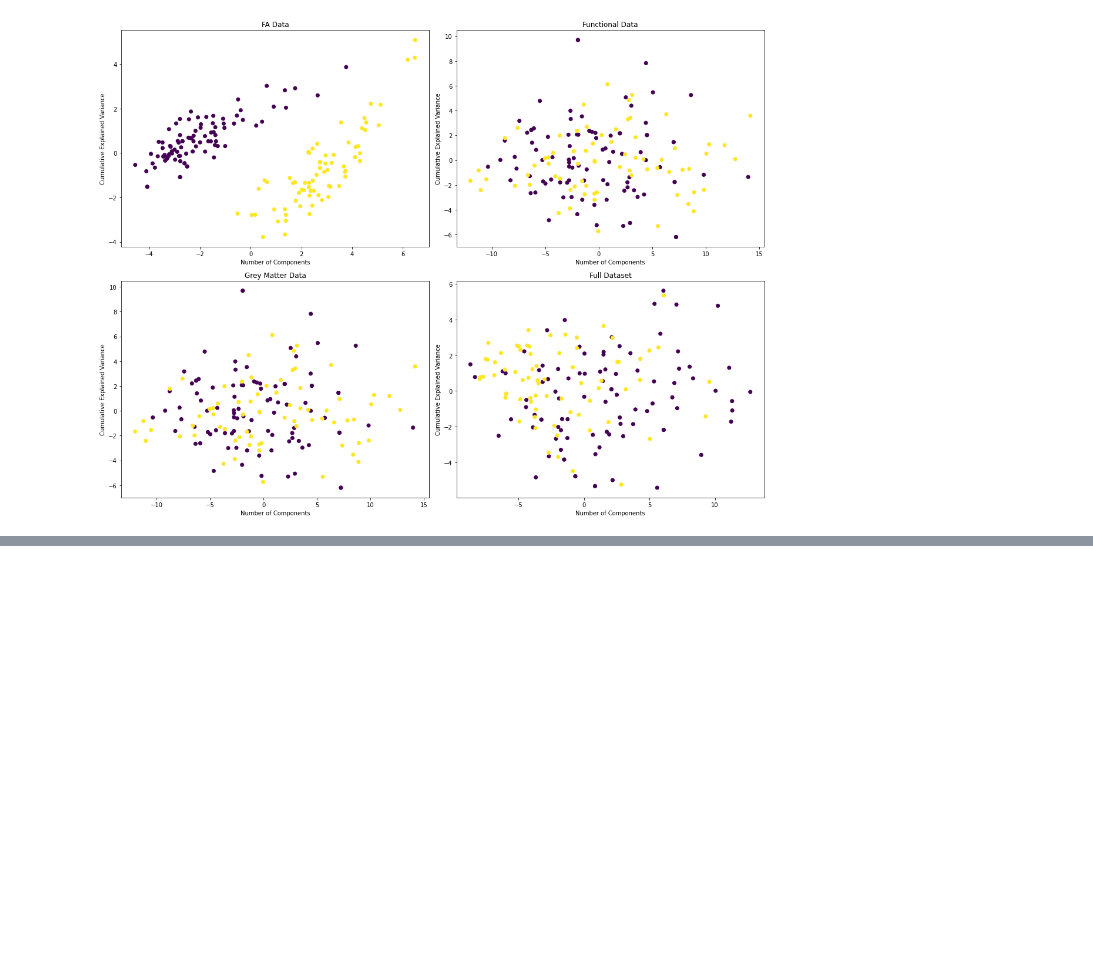
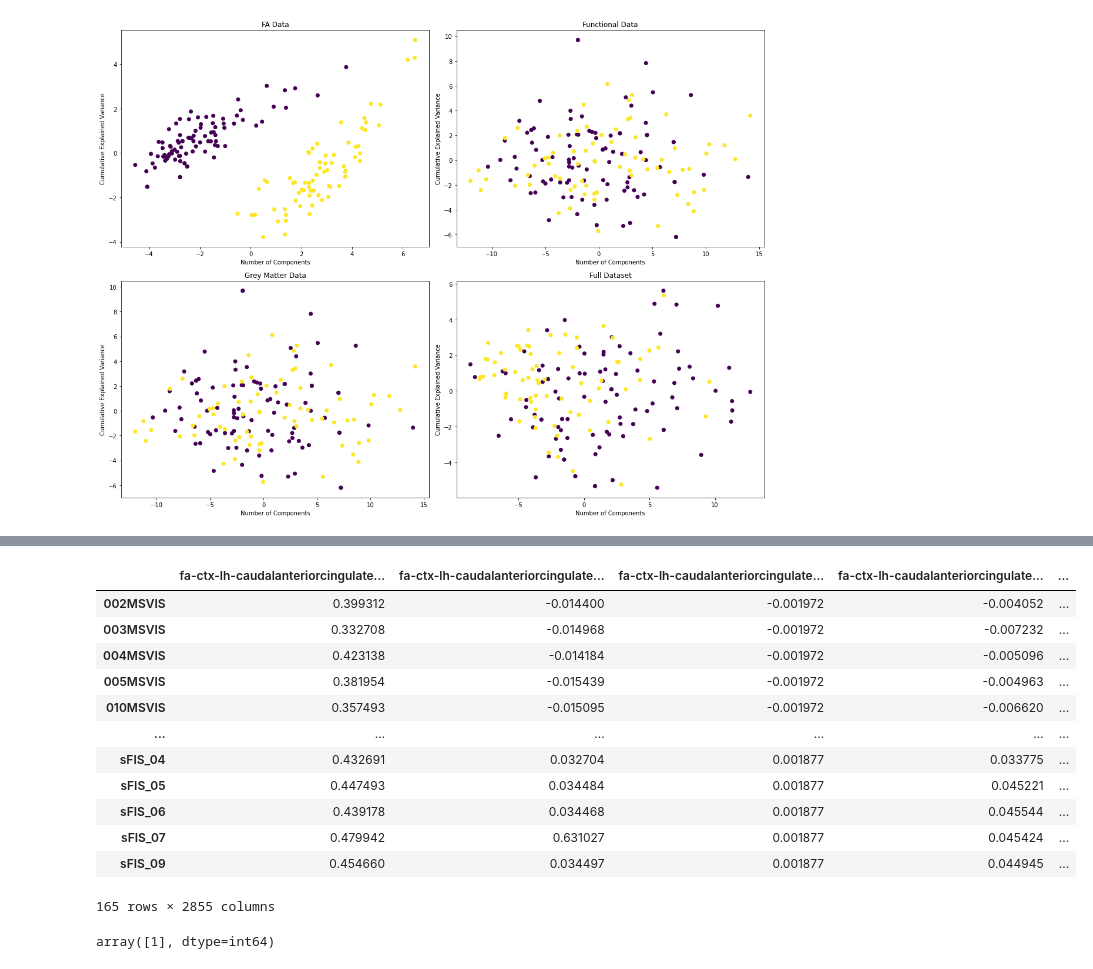
Before and after one commit to FrancescVP/Capstone_Project, a Jupyter notebook: Francesc/Harmonization.ipynb, the cells around one changed output, grey strips where cells are left out. Drawn from its saved outputs; the diff is of its cells as text; code cells hidden in the pictures; blank space fills up the shorter version.

```diff
--- a/Francesc/Harmonization.ipynb
+++ b/Francesc/Harmonization.ipynb
@@ -190,0 +148,25 @@ array([157,  23, 149, 110, 144, 104,  93, 120, 112, 106, 126, 111,  87,
+# %%
+harmonized_fa = pd.concat([harmonized_fa, fa.iloc[:, -5:]], join = "inner", axis=1)
+harmonized_fa
+# %% [output]
+|  | fa-ctx-lh-caudalanteriorcingulate... | fa-ctx-lh-caudalanteriorcingulate... | fa-ctx-lh-caudalanteriorcingulate... | fa-ctx-lh-caudalanteriorcingulate... | ... |
+| 002MSVIS | 0.399312 | -0.014400 | -0.001972 | -0.004052 | ... |
+| 003MSVIS | 0.332708 | -0.014968 | -0.001972 | -0.007232 | ... |
+| 004MSVIS | 0.423138 | -0.014184 | -0.001972 | -0.005096 | ... |
+| 005MSVIS | 0.381954 | -0.015439 | -0.001972 | -0.004963 | ... |
+| 010MSVIS | 0.357493 | -0.015095 | -0.001972 | -0.006620 | ... |
+| ... | ... | ... | ... | ... | ... |
+| sFIS_04 | 0.432691 | 0.032704 | 0.001877 | 0.033775 | ... |
+| sFIS_05 | 0.447493 | 0.034484 | 0.001877 | 0.045221 | ... |
+| sFIS_06 | 0.439178 | 0.034468 | 0.001877 | 0.045544 | ... |
+| sFIS_07 | 0.479942 | 0.631027 | 0.001877 | 0.045424 | ... |
+| sFIS_09 | 0.454660 | 0.034497 | 0.001877 | 0.044945 | ... |
+165 rows × 2855 columns
+# %%
+from sklearn.linear_model import LogisticRegression
+
+model = LogisticRegression()
+model.fit(harmonized_fa.iloc[:, :-1], harmonized_fa.iloc[:, -1])
+model.predict(harmonized_fa.iloc[0:1, :-1])
+# %% [output]
+array([1], dtype=int64)
```
Also changed, not shown: parts of 21 cells of this notebook, 4 other files.
